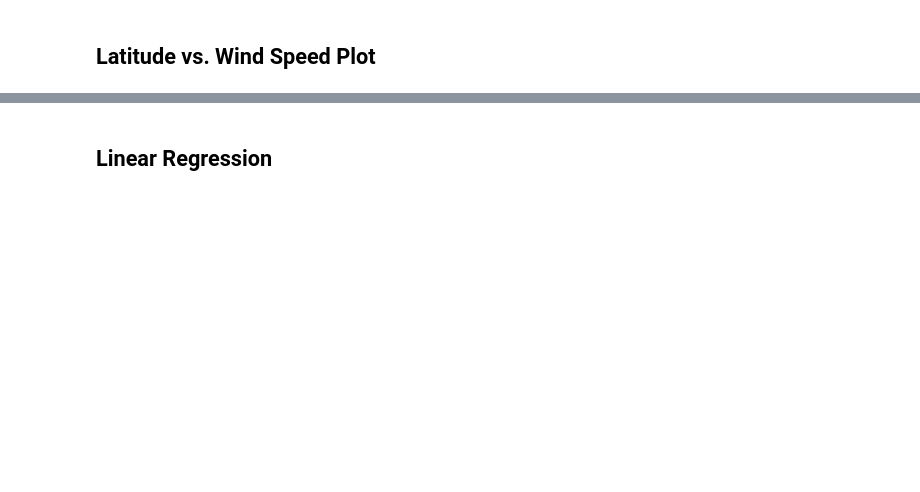
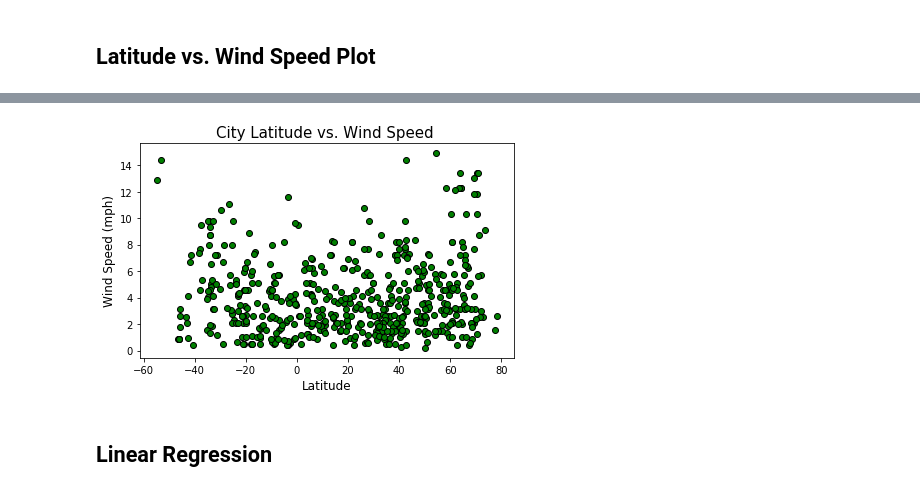
Before and after one commit to HaifaNajdawi/Python-API, a Jupyter notebook: weatherPy/WeatherPy.ipynb, the cells around one changed output, grey strips where cells are left out. Cells and saved outputs as stored; diff of their text form; code cells hidden in the pictures; blank space fills up the shorter version.

```diff
--- a/weatherPy/WeatherPy.ipynb
+++ b/weatherPy/WeatherPy.ipynb
@@ -192,2 +226,16 @@ Skip this step if there are no cities that have humidity > 100%.
+# %%
+lat = city_data["Lat"]
+wind_speed=city_data["Wind speed"]
+
+plt.scatter(lat,wind_speed,color="g",edgecolors="k",alpha=1)
+plt.xlabel("Latitude",fontsize=12)
+plt.ylabel("Wind Speed (mph)",fontsize=12)
+plt.title("City Latitude vs. Wind Speed ",fontsize=15)
+plt.tight_layout()
+plt.savefig("output_data/City Latitude vs. Wind Speed.png")
+
+plt.show()
+# %% [output]
+[figure, added]
 # %% [markdown]
 ## Linear Regression
```
Also changed, not shown: parts of 25 cells of this notebook.
